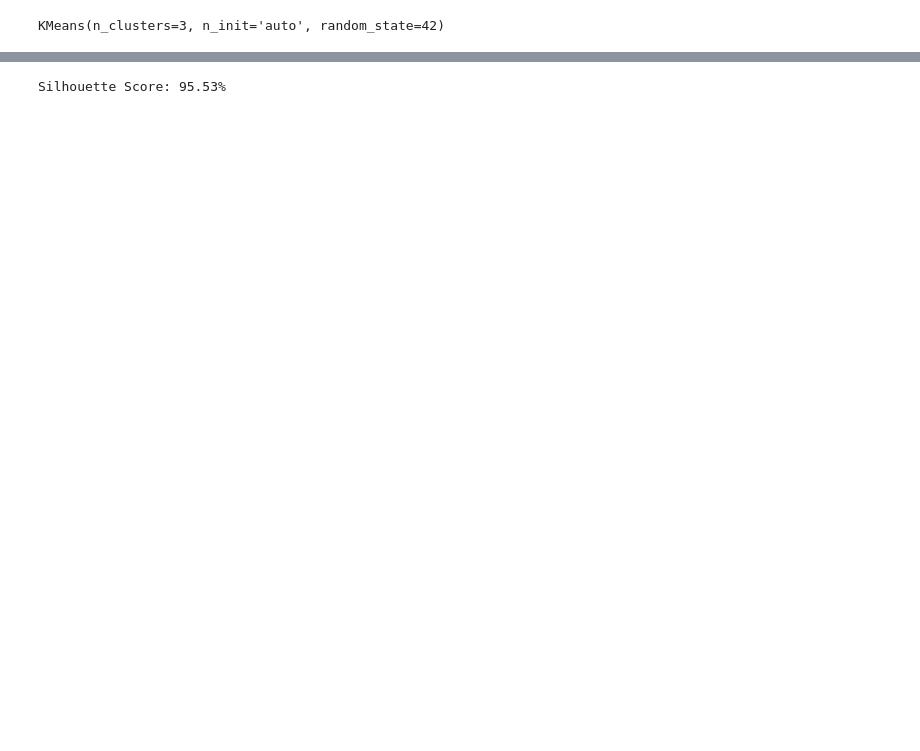
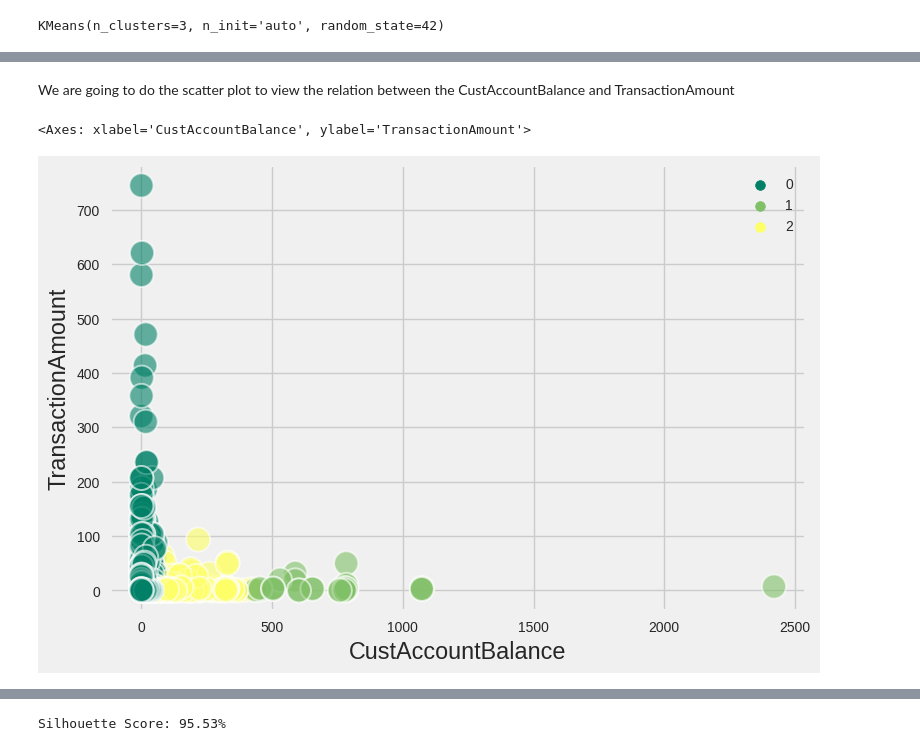
Before and after one commit to ArturoDiaz02/Bank-Customer-Segmentation, a Jupyter notebook: source/CS_Bank_Transaction_v2.ipynb, the cells around one changed output, grey strips where cells are left out. Drawn from its saved outputs; the diff is of its cells as text; code cells hidden in the pictures; blank space fills up the shorter version.

```diff
--- a/source/CS_Bank_Transaction_v2.ipynb
+++ b/source/CS_Bank_Transaction_v2.ipynb
@@ -49,8 +56,8 @@ def import_data():
     Returns:
         DataFrame: dfGet source data
     """
-    dfGet = pd.read_csv("../data/bank_transactions.csv")
-    # dfGet = pd.read_csv("/content/drive/MyDrive/Colab Notebooks/bank_transactions.csv")
+    #dfGet = pd.read_csv("/content/drive/MyDrive/bank_transactions.csv")
+    dfGet = pd.read_csv("/content/drive/MyDrive/Colab Notebooks/bank_transactions.csv")
     dfGet = dfGet.rename(columns={'TransactionAmount (INR)':'TransactionAmount'})
     return dfGet
 df = import_data()
@@ -992,0 +1039,24 @@ RFM_df.head()
+# %%
+def scale_data(df):
+    """
+    Scale the data using StandardScaler.
+
+    Args:
+        df (pd.DataFrame): The input data to be scaled.
+
+    Returns:
+        pd.DataFrame: The scaled data.
+
+    """
+    column_names = df.columns
+    scaler = StandardScaler()
+    scaler.fit(df)
+    df = pd.DataFrame(scaler.transform(df), columns=column_names)
+    return df
+
+pipeline = Pipeline([
+    ('scaler', FunctionTransformer(scale_data)),
+])
+
+RFM_df = pipeline.fit_transform(RFM_df)
+RFM_df.head()
@@ -1062,14 +1201,15 @@ visualizer.show()
 [figure]
 <Axes: title={'center': 'Distortion Score Elbow for KMeans Clustering'}, xlabel='k', ylabel='distortion score'>
 # %%
-kmeans = KMeans(random_state=42, n_init='auto')
+pipeline = Pipeline([
+    ('kmeans', KMeans(init='random', n_init='auto', random_state=42)),
+    ('grid_search', GridSearchCV(KMeans(random_state=42, n_init='auto'), param_grid={'n_clusters': range(3,6,2)}, cv=5)),
+])
 
-params = {'n_clusters': range(3,6,2)}
-grid_search = GridSearchCV(kmeans, params, cv=5)
-grid_search.fit(RFM_df_importance)
+pipeline.fit(RFM_df_importance)
 
-print("Mejor número de clusters: ", grid_search.best_params_['n_clusters'])
-print("Mejor score: ", grid_search.best_score_)
+print("Mejor número de clusters: ", pipeline['grid_search'].best_params_['n_clusters'])
+print("Mejor score: ", pipeline['grid_search'].best_score_)
 # %% [output]
 Mejor número de clusters:  5
 Mejor score:  -10684588.976592684
@@ -1082,0 +1260,7 @@ KMeans(n_clusters=3, n_init='auto', random_state=42)
+# %% [markdown]
+We are going to do the scatter plot to view the relation between the CustAccountBalance and TransactionAmount
+# %%
+sns.scatterplot(data=RFM_df_importance ,x='CustAccountBalance',y='TransactionAmount',hue=model1.labels_,s=300,alpha=0.6,palette='summer')
+# %% [output]
+<Axes: xlabel='CustAccountBalance', ylabel='TransactionAmount'>
+[figure, added]
```
Also changed, not shown: parts of 67 cells of this notebook.
